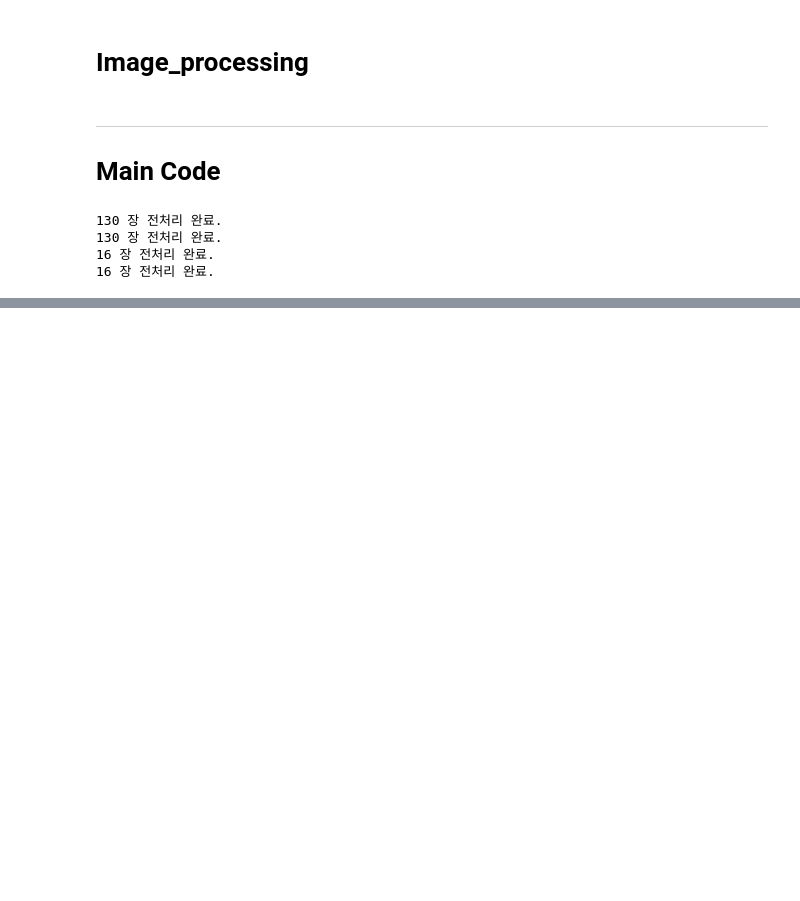
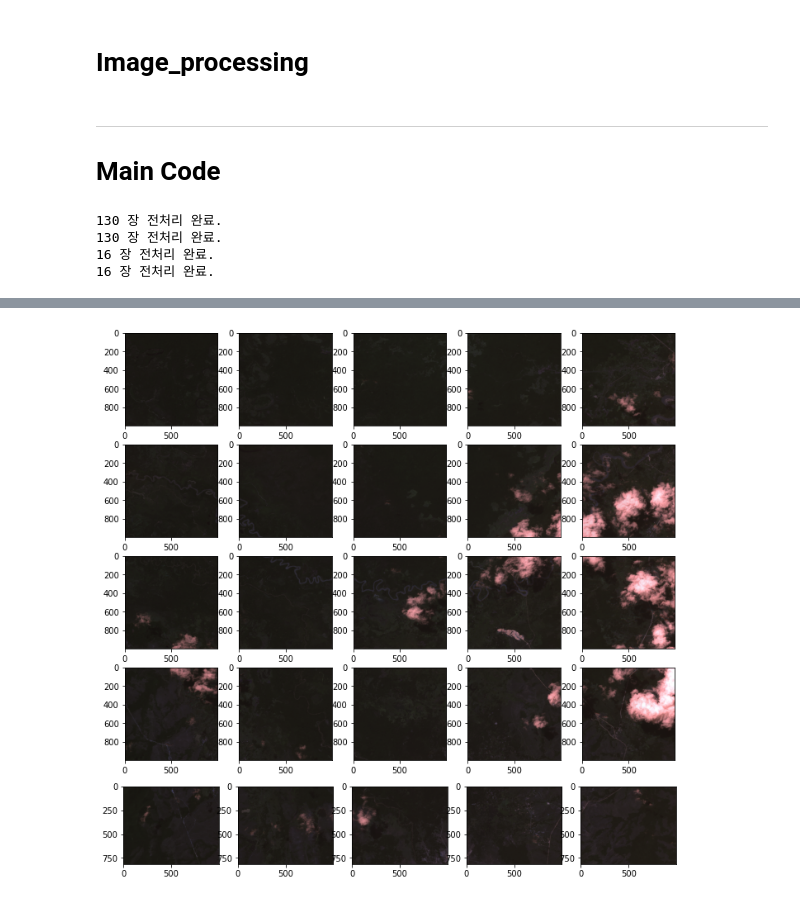
Before and after one commit to TEAM-LuckyDay/Cloud_segmentation, a Jupyter notebook: patch_main_code.ipynb, the cells around one changed output, grey strips where cells are left out. Saved outputs shown, nothing was run; the diff lists cells and outputs as text; code cells hidden in the pictures; blank space fills up the shorter version.

```diff
--- a/patch_main_code.ipynb
+++ b/patch_main_code.ipynb
@@ -101,0 +122,4 @@ run_validation_label = image_processing(validation_label_file_list, validation_l
+# %%
+confirm_patch(validation_save_path,10)
+# %% [output]
+[figure, added]
```
Also changed, not shown: parts of 9 cells of this notebook.
